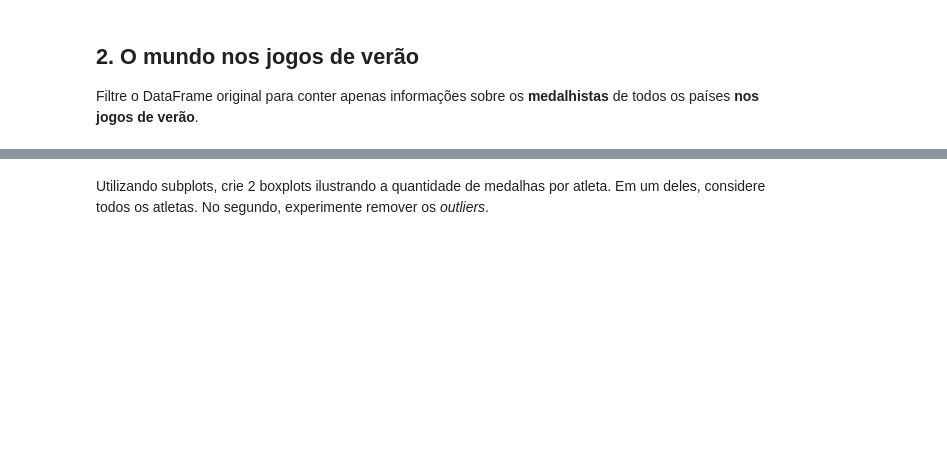
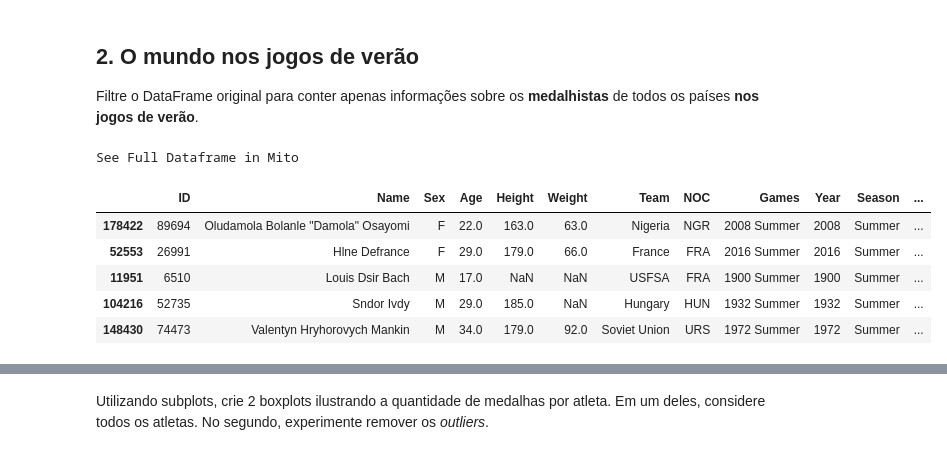
Before and after one commit to VictorBTaveira/Projeto-DataViz, a Jupyter notebook: Projeto_Dataviz.ipynb, the cells around one changed output, grey strips where cells are left out. Saved outputs shown, nothing was run; the diff lists cells and outputs as text; code cells hidden in the pictures; blank space fills up the shorter version.

```diff
--- a/Projeto_Dataviz.ipynb
+++ b/Projeto_Dataviz.ipynb
@@ -478,3 +481,22 @@ fig.show('svg')
 ## 2. O mundo nos jogos de verão
 
 Filtre o DataFrame original para conter apenas informações sobre os **medalhistas** de todos os países **nos jogos de verão**.
+# %%
+import numpy as np
+
+df = pd.read_csv('athlete_events.csv')
+
+
+
+df_verao_win = df.dropna(axis = 0, subset = ['Medal'])
+df_verao_win = df_verao_win.query("Season == 'Summer'")
+
+df_verao_win.sample(5)
+# %% [output]
+See Full Dataframe in Mito
+|  | ID | Name | Sex | Age | Height | Weight | Team | NOC | Games | Year | Season | ... |
+| 178422 | 89694 | Oludamola Bolanle "Damola" Osayomi | F | 22.0 | 163.0 | 63.0 | Nigeria | NGR | 2008 Summer | 2008 | Summer | ... |
+| 52553 | 26991 | Hlne Defrance | F | 29.0 | 179.0 | 66.0 | France | FRA | 2016 Summer | 2016 | Summer | ... |
+| 11951 | 6510 | Louis Dsir Bach | M | 17.0 | NaN | NaN | USFSA | FRA | 1900 Summer | 1900 | Summer | ... |
+| 104216 | 52735 | Sndor Ivdy | M | 29.0 | 185.0 | NaN | Hungary | HUN | 1932 Summer | 1932 | Summer | ... |
+| 148430 | 74473 | Valentyn Hryhorovych Mankin | M | 34.0 | 179.0 | 92.0 | Soviet Union | URS | 1972 Summer | 1972 | Summer | ... |
```
Also changed, not shown: parts of 14 cells of this notebook.
